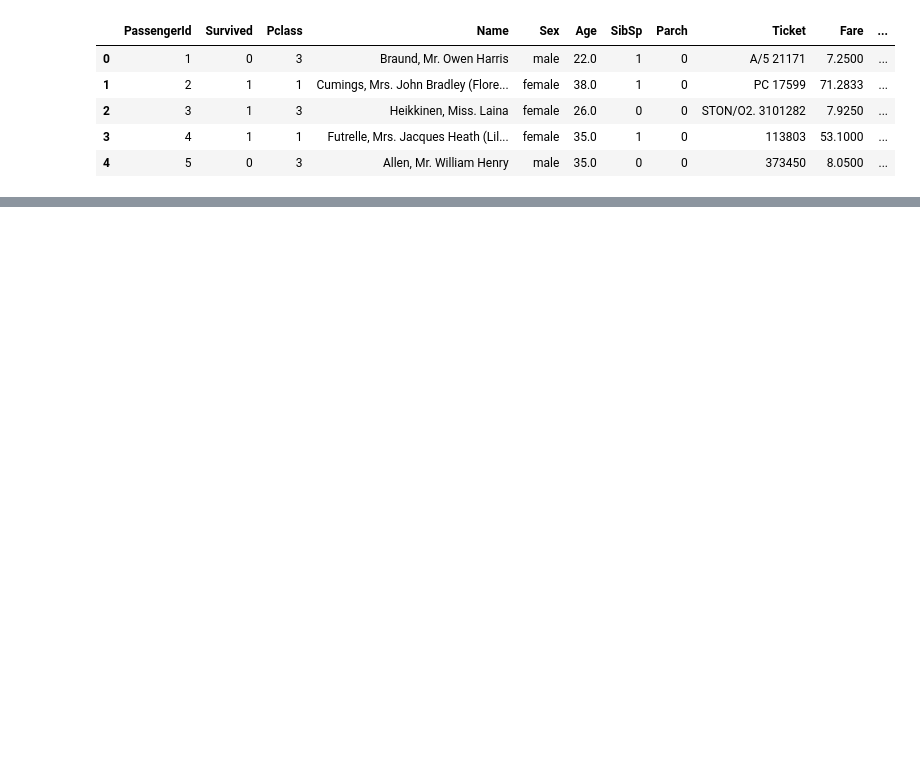
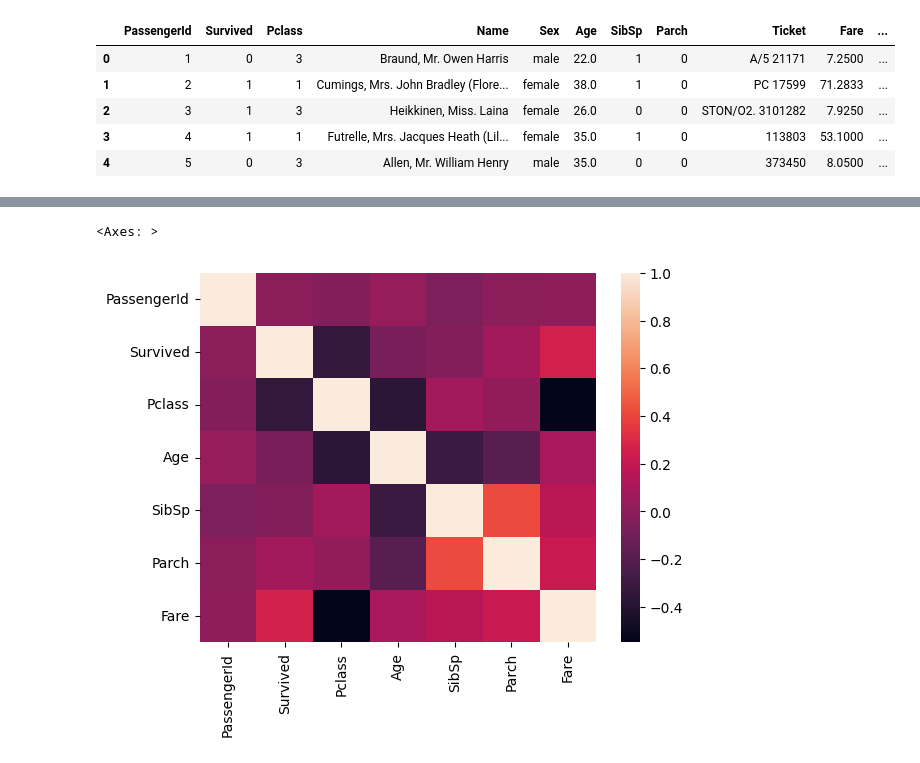
Before and after one commit to cafesmire/notebooks, a Jupyter notebook: titanic_eda/titanic_eda.ipynb, the cells around one changed output, grey strips where cells are left out. Saved outputs shown, nothing was run; the diff lists cells and outputs as text; code cells hidden in the pictures; blank space fills up the shorter version.

```diff
--- a/titanic_eda/titanic_eda.ipynb
+++ b/titanic_eda/titanic_eda.ipynb
@@ -58,0 +96,6 @@ print(round(children_survival_rate, 2), '% of children survived')
+# %%
+corr = train.corr(numeric_only=True)
+sns.heatmap(corr)
+# %% [output]
+<Axes: >
+[figure, added]
```
Also changed, not shown: parts of 20 cells of this notebook.
